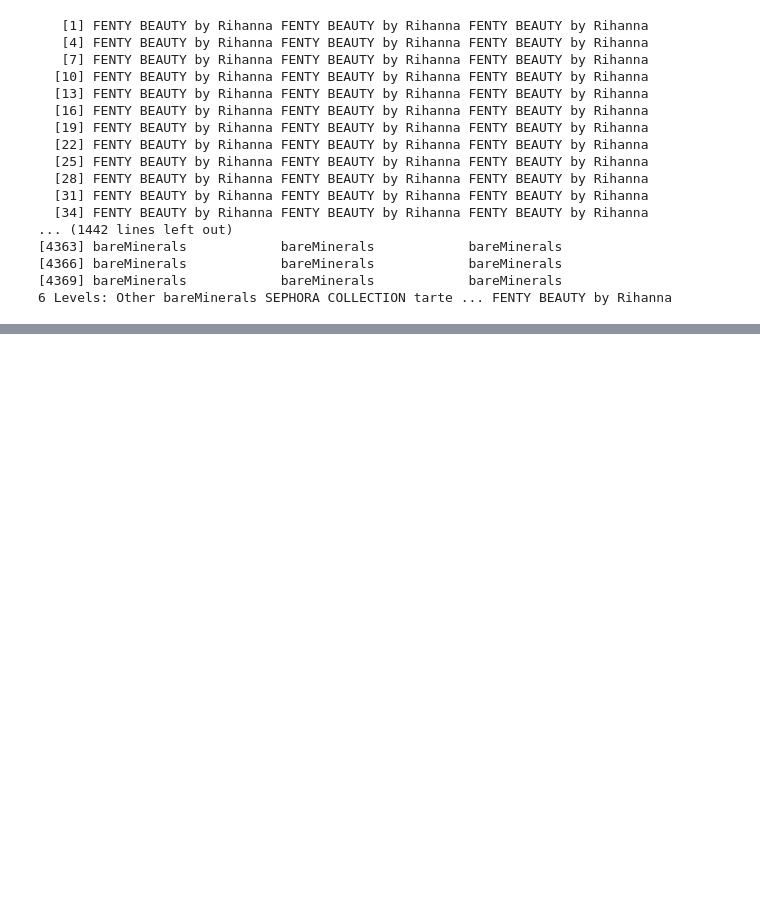
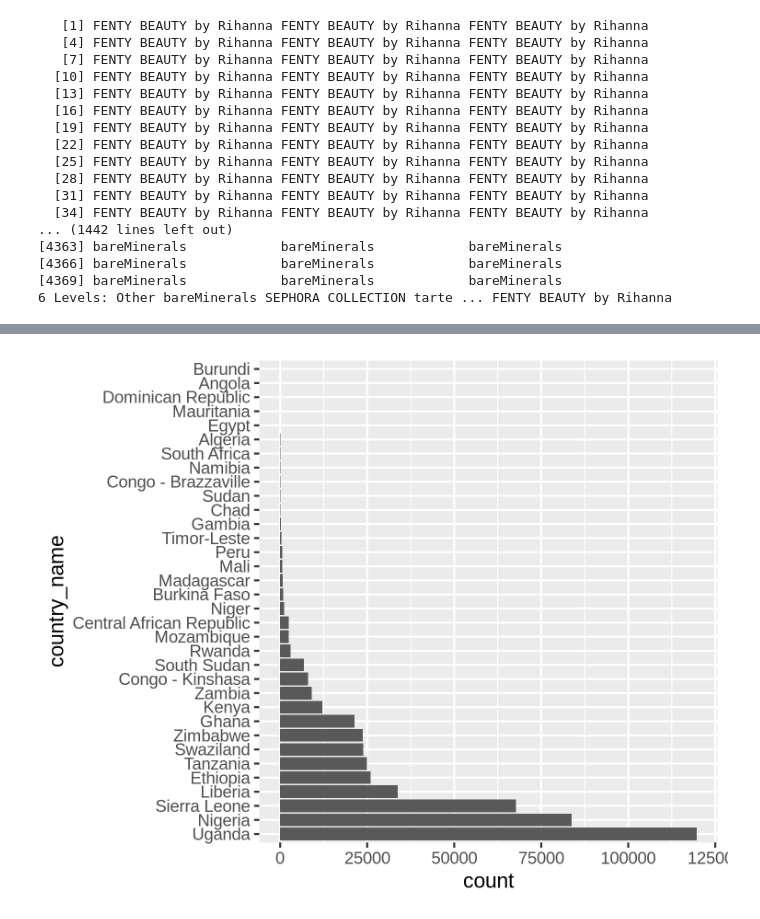
Before and after one commit to avbell22/Bios512, a Jupyter notebook: Lecture16_InClassExercise_ForcatsPractice.ipynb, the cells around one changed output, grey strips where cells are left out. Cells and saved outputs as stored; diff of their text form; code cells hidden in the pictures; blank space fills up the shorter version.

```diff
--- a/Lecture16_InClassExercise_ForcatsPractice.ipynb
+++ b/Lecture16_InClassExercise_ForcatsPractice.ipynb
@@ -77,0 +80,4 @@ brand_col  %>% fct_lump(n=5)  %>% fct_infreq()
+# %%
+water = read_csv('https://raw.githubusercontent.com/rfordatascience/tidytuesday/master/data/2021/2021-05-04/water.csv')
+
+water  %>% head
@@ -77,0 +110,12 @@ brand_col  %>% fct_lump(n=5)  %>% fct_infreq()
+# %%
+df_water2 = water  %>%
+    filter(!is.na(country_name))  %>%
+    mutate(country_name = fct_infreq(country_name))
+
+p = ggplot(df_water2, aes(y = country_name))
+
+p = p + geom_bar()
+
+p
+# %% [output]
+[figure, added]
```
Also changed, not shown: parts of 3 cells of this notebook, 4 other files.
